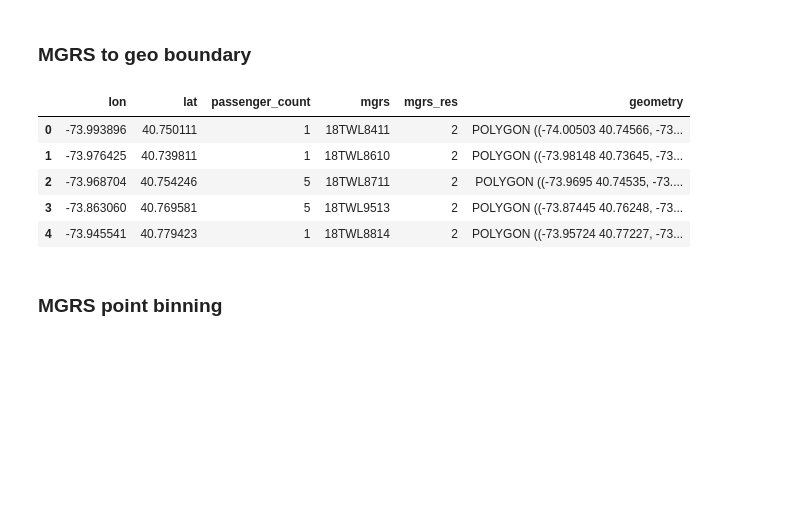
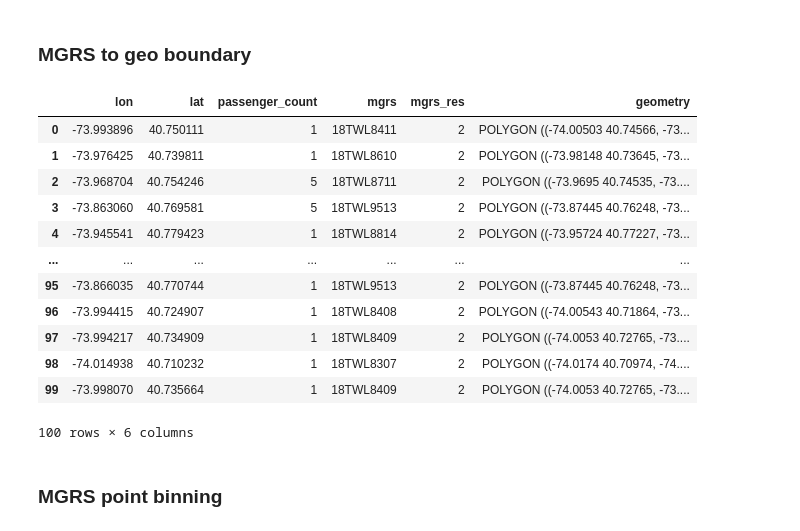
Before and after one commit to opengeoshub/vgridpandas, a Jupyter notebook: docs/notebooks/14_mgrs.ipynb, the cells around one changed output. Drawn from its saved outputs; the diff is of its cells as text; code cells hidden in the pictures; blank space fills up the shorter version.

```diff
--- a/docs/notebooks/14_mgrs.ipynb
+++ b/docs/notebooks/14_mgrs.ipynb
@@ -44,14 +44,21 @@ df.head()
 ### MGRS to geo boundary
 # %%
 df = df.mgrs.mgrs2geo()
-df.head()
+df
 # %% [output]
 |  | lon | lat | passenger_count | mgrs | mgrs_res | geometry |
 | 0 | -73.993896 | 40.750111 | 1 | 18TWL8411 | 2 | POLYGON ((-74.00503 40.74566, -73... |
 | 1 | -73.976425 | 40.739811 | 1 | 18TWL8610 | 2 | POLYGON ((-73.98148 40.73645, -73... |
 | 2 | -73.968704 | 40.754246 | 5 | 18TWL8711 | 2 | POLYGON ((-73.9695 40.74535, -73.... |
 | 3 | -73.863060 | 40.769581 | 5 | 18TWL9513 | 2 | POLYGON ((-73.87445 40.76248, -73... |
 | 4 | -73.945541 | 40.779423 | 1 | 18TWL8814 | 2 | POLYGON ((-73.95724 40.77227, -73... |
+| ... | ... | ... | ... | ... | ... | ... |
+| 95 | -73.866035 | 40.770744 | 1 | 18TWL9513 | 2 | POLYGON ((-73.87445 40.76248, -73... |
+| 96 | -73.994415 | 40.724907 | 1 | 18TWL8408 | 2 | POLYGON ((-74.00543 40.71864, -73... |
+| 97 | -73.994217 | 40.734909 | 1 | 18TWL8409 | 2 | POLYGON ((-74.0053 40.72765, -73.... |
+| 98 | -74.014938 | 40.710232 | 1 | 18TWL8307 | 2 | POLYGON ((-74.0174 40.70974, -74.... |
+| 99 | -73.998070 | 40.735664 | 1 | 18TWL8409 | 2 | POLYGON ((-74.0053 40.72765, -73.... |
+100 rows × 6 columns
 # %% [markdown]
 ### MGRS point binning
 # %%
```
Also changed, not shown: 2 other files.
